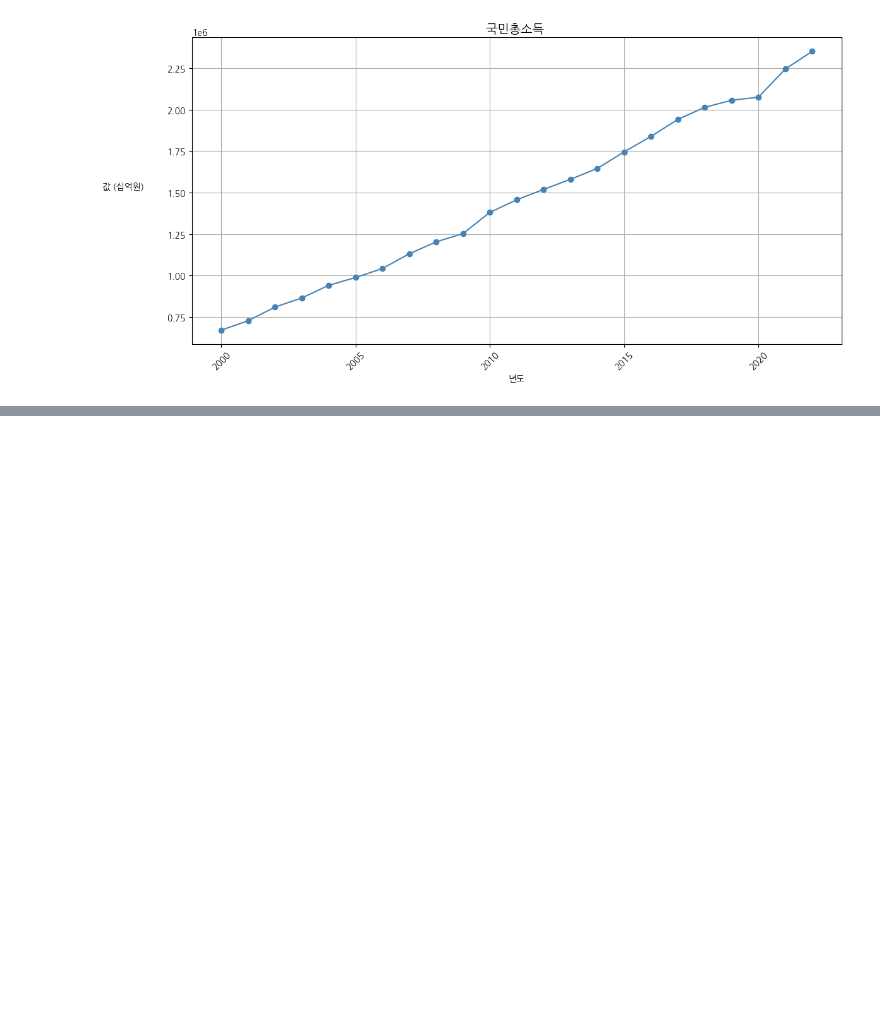
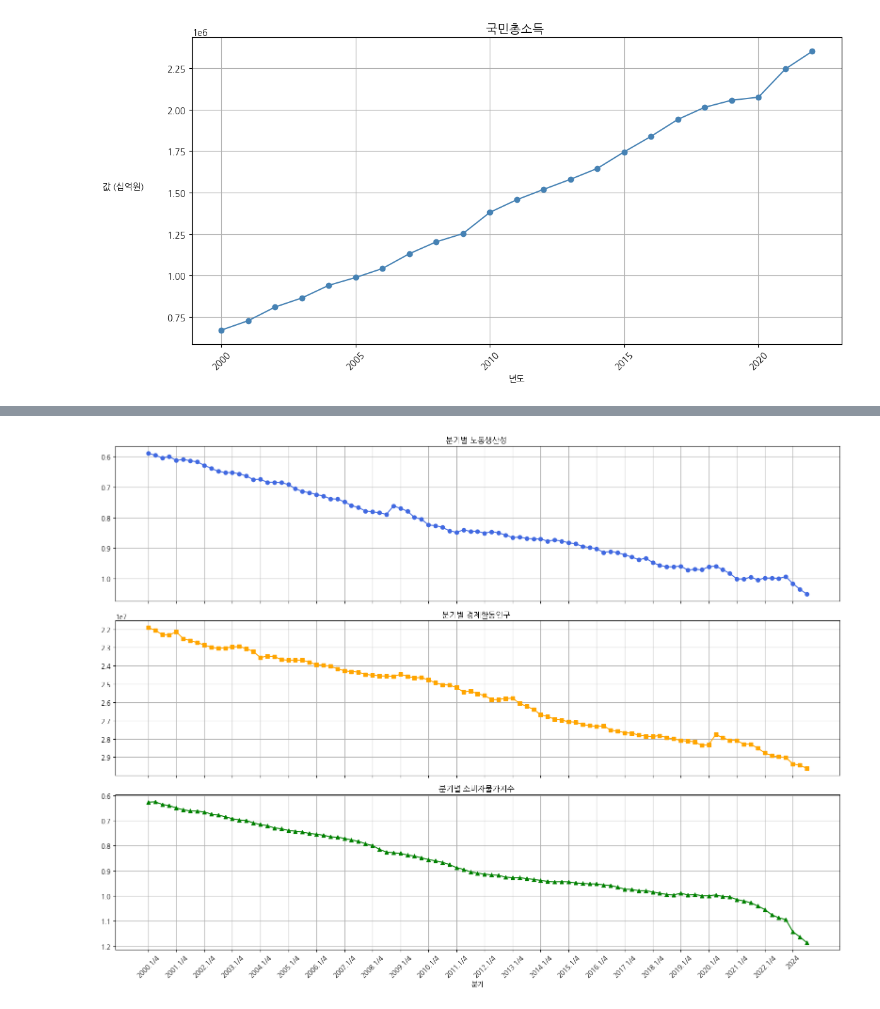
Before and after one commit to heetae0301/2025-1-myclass-BDA, a Jupyter notebook: inclass/빅데이터과제.ipynb, the cells around one changed output, grey strips where cells are left out. Saved outputs shown, nothing was run; the diff lists cells and outputs as text; code cells hidden in the pictures; blank space fills up the shorter version.

```diff
--- a/inclass/빅데이터과제.ipynb
+++ b/inclass/빅데이터과제.ipynb
@@ -136,0 +157,52 @@ for indicator, title in targets.items():
+# %%
+import pandas as pd
+import matplotlib.pyplot as plt
+
+# CSV 파일 불러오기
+df = pd.read_csv("노동_경제활동_CPI_분기별통합.csv", encoding='utf-8-sig')
+
+# 분기 정리
+df = df.dropna(subset=['분기'])
+df['분기'] = df['분기'].astype(str).str.strip()
+x = df['분기']
+x_index = range(len(x))
+
+# 그래프 출력
+fig, axes = plt.subplots(3, 1, figsize=(16, 12), sharex=True)
+
+step = 4
+xticks = x_index[::step]
+xticklabels = x[::step]
+
+# 노동생산성
+axes[0].plot(x_index, df['노동생산성'], marker='o', color='royalblue')
+axes[0].set_title('분기별 노동생산성 ')
+
+axes[0].invert_yaxis()  # ⬅ y축을 내림차순으로
+axes[0].set_xticks(xticks)
+axes[0].set_xticklabels(xticklabels, rotation=45)
+axes[0].grid(True)
+
+# 경제활동인구
+axes[1].plot(x_index, df['경제활동인구'], marker='s', color='orange')
+axes[1].set_title('분기별 경제활동인구 ')
+
+axes[1].invert_yaxis()  # ⬅ y축 내림차순
+axes[1].set_xticks(xticks)
+axes[1].set_xticklabels(xticklabels, rotation=45)
+axes[1].grid(True)
+
+# 소비자물가지수
+axes[2].plot(x_index, df['소비자물가지수'], marker='^', color='green')
+axes[2].set_title('분기별 소비자물가지수 ')
+
+axes[2].invert_yaxis()  # ⬅ y축 내림차순
+axes[2].set_xlabel('분기')
+axes[2].set_xticks(xticks)
+axes[2].set_xticklabels(xticklabels, rotation=45)
+axes[2].grid(True)
+
+plt.tight_layout()
+plt.show()
+# %% [output]
+[figure, added]
```
Also changed, not shown: parts of 2 cells of this notebook.
